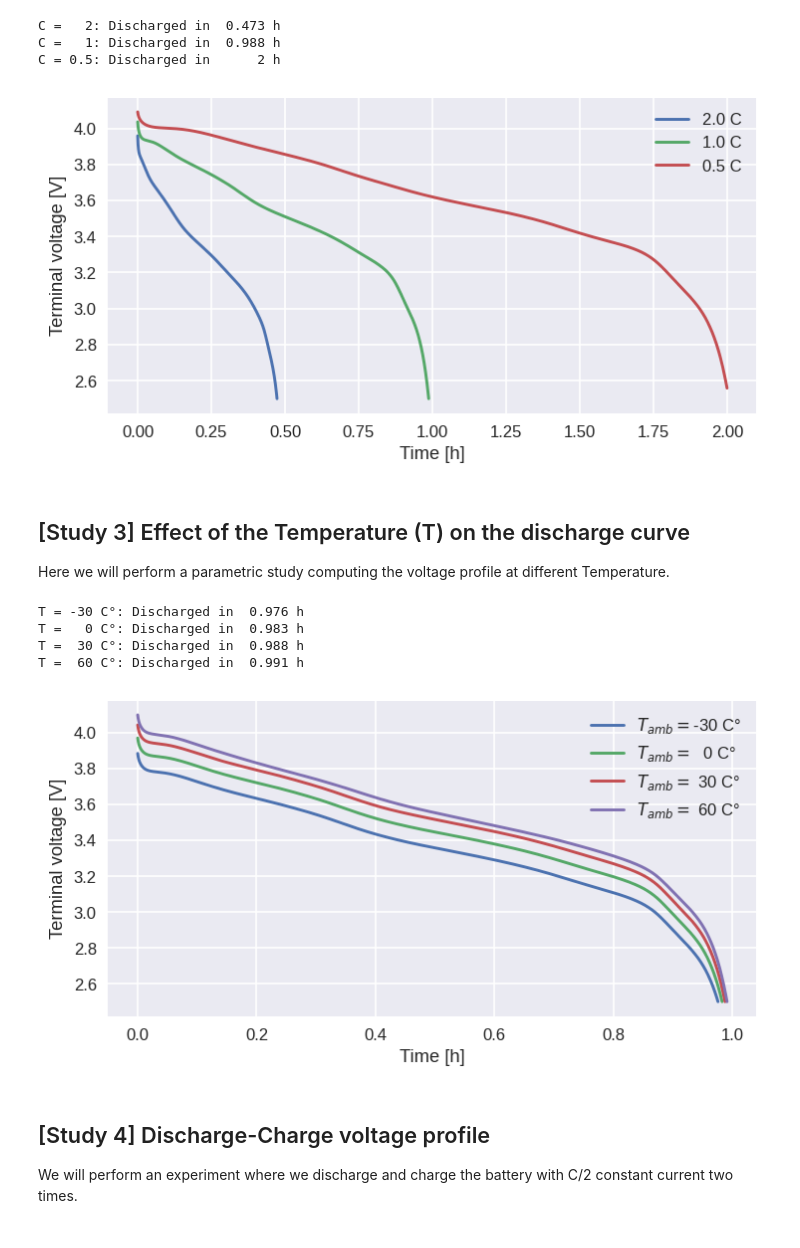
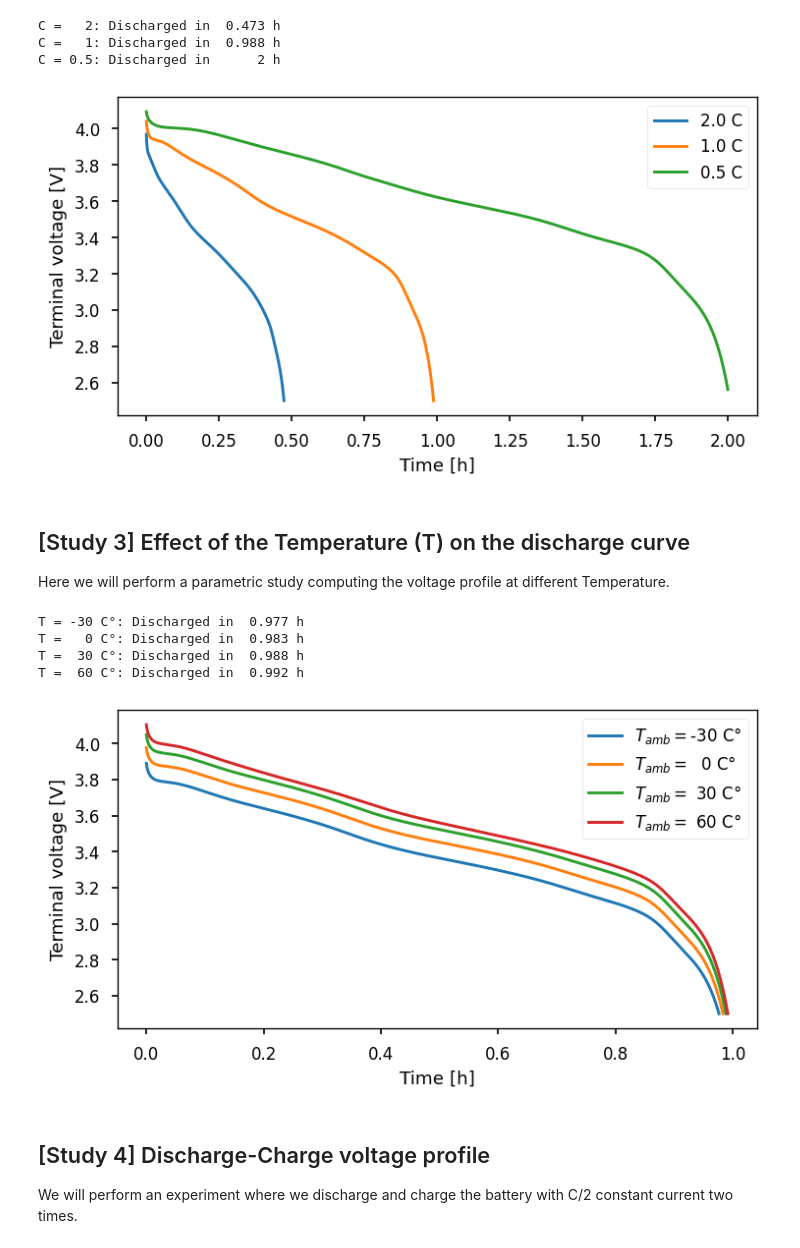
Before and after one commit to paolodeangelis/Energy_storage, a Jupyter notebook: 2-Hands-on_LIB_modelling.ipynb, the cells around one changed output. Drawn from its saved outputs; the diff is of its cells as text; code cells hidden in the pictures.

```diff
--- a/2-Hands-on_LIB_modelling.ipynb
+++ b/2-Hands-on_LIB_modelling.ipynb
@@ -32,7 +78,7 @@ import pybamm
 from scipy.integrate import trapz
 from scipy.interpolate import interp1d
 
-plt.style.use("seaborn")
+plt.style.use("seaborn-v0_8-notebook")
 # %% [markdown]
 ## Model definition
 # %% [markdown]
@@ -250,7 +288,7 @@ time = solution["Time [h]"].entries
 voltage = solution["Terminal voltage [V]"].entries
 fig = plt.figure(figsize=(7, 3.5), dpi=120)
 
-with plt.style.context("seaborn"):
+with plt.style.context("seaborn-v0_8-notebook"):
     ax = fig.add_subplot(111)
     ax.plot(time, voltage)
     ax.set_xlabel("Time [h]")
@@ -291,7 +329,7 @@ C = 0.5: Discharged in      2 h
 # %%
 fig = plt.figure(figsize=(7, 3.5), dpi=120)
 
-with plt.style.context("seaborn"):
+with plt.style.context("seaborn-v0_8-notebook"):
     ax = fig.add_subplot(111)
     for i, c_rate in enumerate(C_RATES):
         ax.plot(
@@ -305,7 +343,7 @@ with plt.style.context("seaborn"):
 
 plt.show()
 # %% [output]
-[figure, old version]
+[figure, new version]
 # %% [markdown]
 ## [Study 3] Effect of the Temperature (T) on the discharge curve
 
@@ -335,28 +373,28 @@ for i, temp in enumerate(T_test):
         )
     )
 # %% [output]
-T = -30 C°: Discharged in  0.976 h
+T = -30 C°: Discharged in  0.977 h
 T =   0 C°: Discharged in  0.983 h
 T =  30 C°: Discharged in  0.988 h
-T =  60 C°: Discharged in  0.991 h
+T =  60 C°: Discharged in  0.992 h
 # %%
 fig = plt.figure(figsize=(7, 3.5), dpi=120)
 
-with plt.style.context("seaborn"):
+with plt.style.context("seaborn-v0_8-notebook"):
     ax = fig.add_subplot(111)
     for i, temp in enumerate(T_test):
         ax.plot(
             temeperature_result.loc[i, "Time [h]"],
             temeperature_result.loc[i, "Voltage [V]"],
             label=f"$T_{{amb}}=${temp:>3.0f} C°",
         )
     ax.set_xlabel("Time [h]")
     ax.set_ylabel("Terminal voltage [V]")
     ax.legend()
 
 plt.show()
 # %% [output]
-[figure, old version]
+[figure, new version]
 # %% [markdown]
 ## [Study 4] Discharge-Charge voltage profile
 
```
Also changed, not shown: parts of 41 cells of this notebook, 1 other file.
